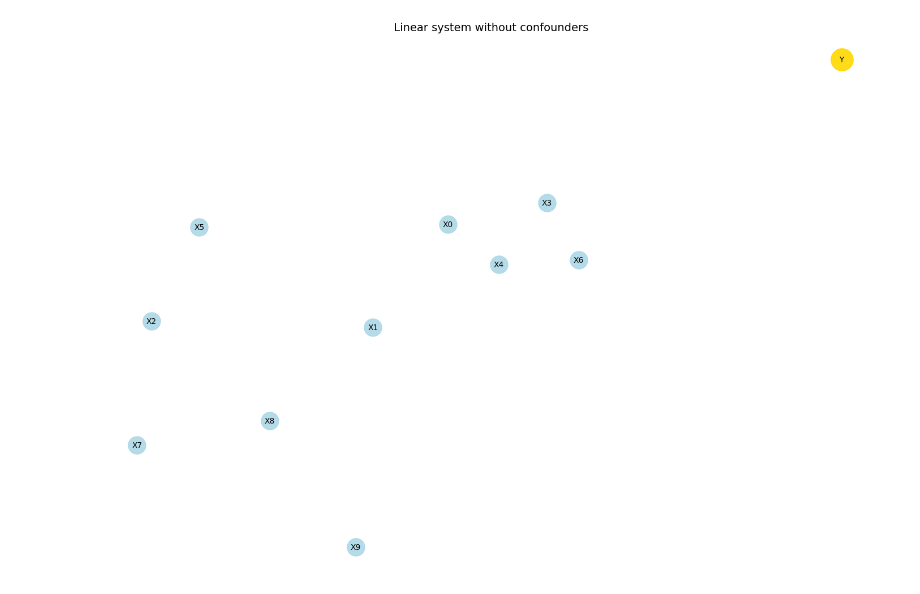
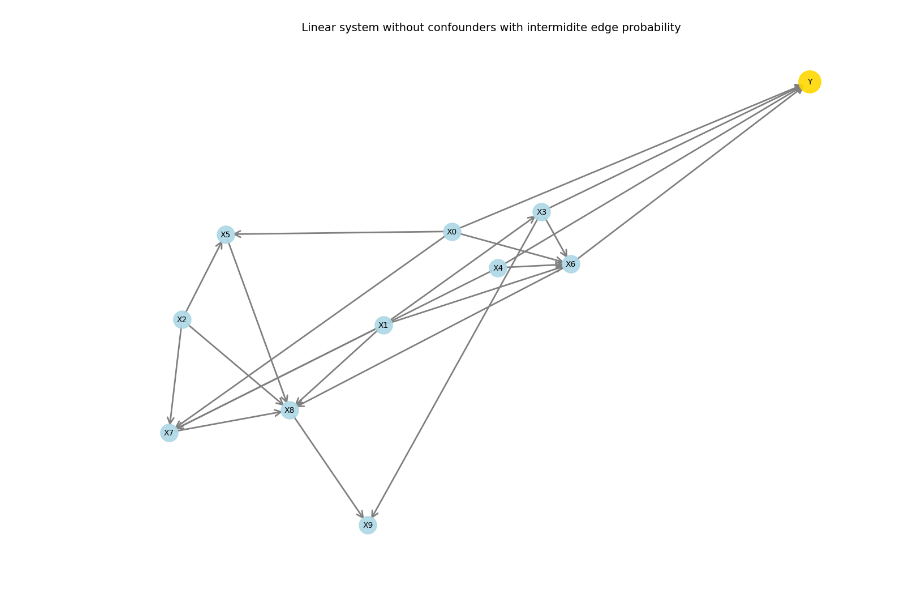
Before and after one commit to juanriosg12/master_thesis, a Jupyter notebook: syntethic data/synthetic_datasets.ipynb, the cells around one changed output. Drawn from its saved outputs; the diff is of its cells as text; code cells hidden in the pictures.

Commit message:
update confounders code

```diff
--- a/syntethic data/synthetic_datasets.ipynb
+++ b/syntethic data/synthetic_datasets.ipynb
@@ -3,18 +3,18 @@ from syntethic_causal_data import SyntheticCausalSystem
 # %%
 gen_linear_no_conf=SyntheticCausalSystem(n_features=10,
                                 random_state=42,
-                                min_num_connected_edges=2)
+                                min_num_connected_edges=2,
+                                edge_probability=0.3)
 data, adj, conf = gen_linear_no_conf.generate_linear_system(n_samples=1000,
                                                     with_confounders=False,
                                                     noise_std=0.5,
                                                     y_parents_ratio=0.4)
+plt_obj = gen_linear_no_conf.visualize_causal_graph(
+    adj,
+    conf,
+    title=' Linear system without confounders with intermidite edge probability',
+    y_parent_indices=gen_linear_no_conf.y_parent_indices
+
+)
+# %% [output]
+[figure, added]
-# %%
-plt_obj = gen_linear_no_conf.visualize_causal_graph(
-    adj,
-    conf,
-    title=' Linear system without confounders',
-    y_parent_indices=gen_linear_no_conf.y_parent_indices
-
-)
-# %% [output]
-[figure, removed]
```
Also changed, not shown: parts of 4 cells of this notebook, 1 other file.
